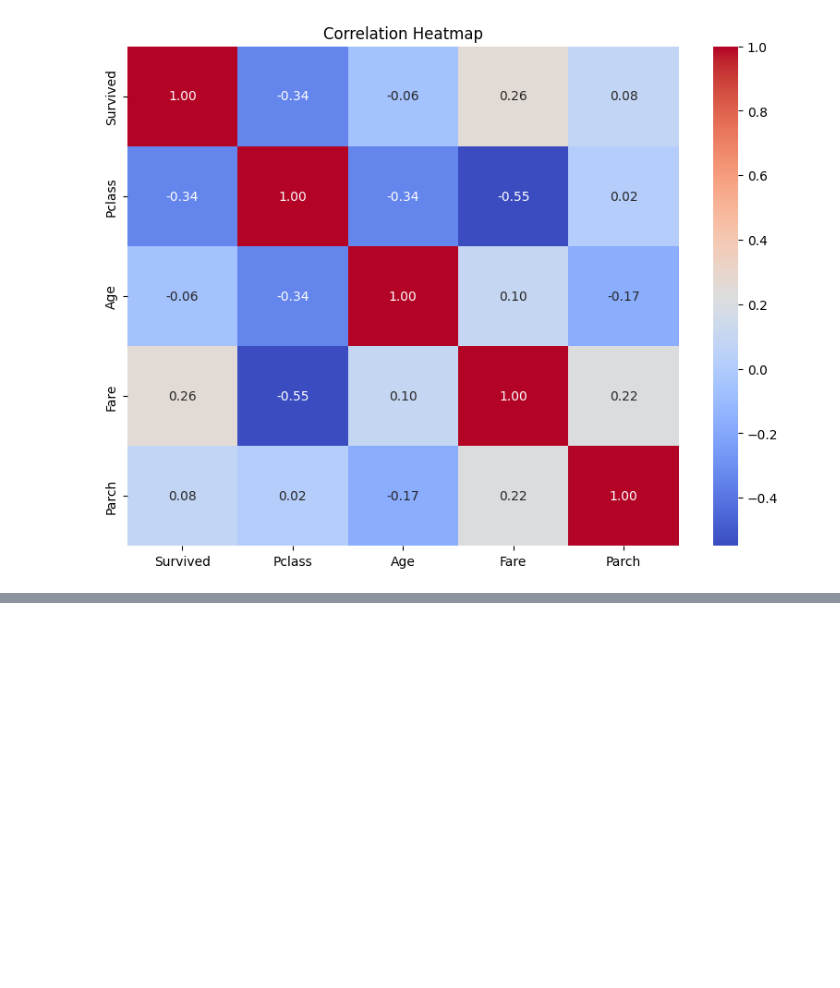
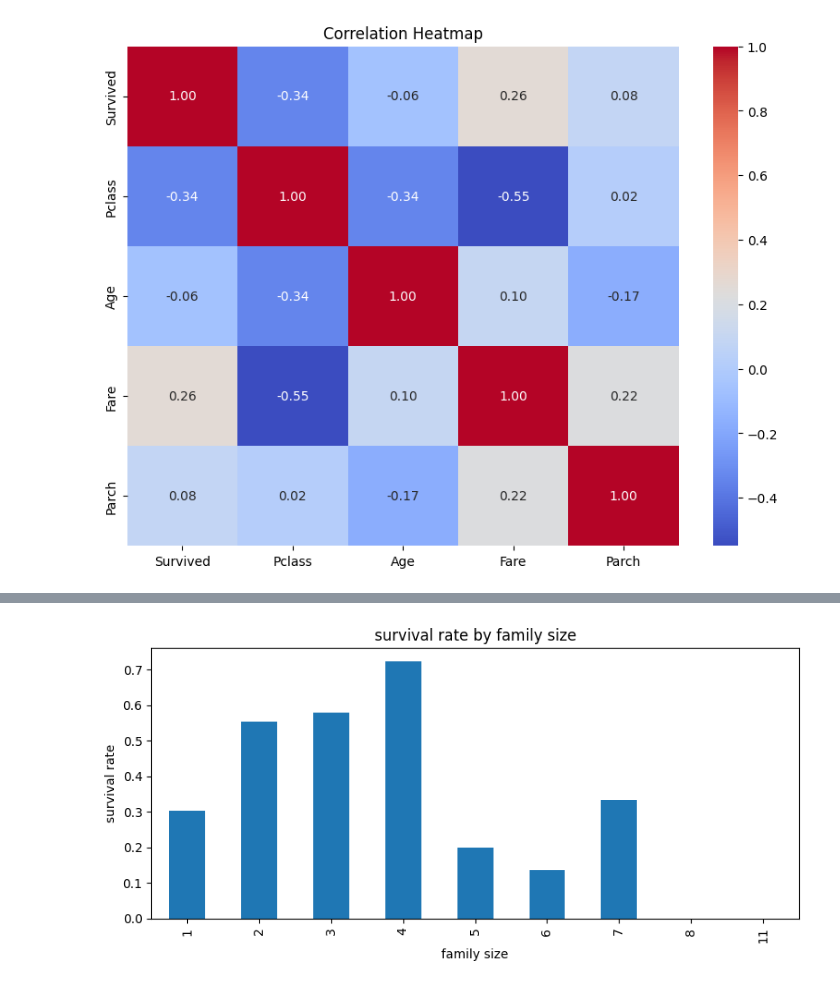
Before and after one commit to madhumirra01/titanic-analysis, a Jupyter notebook: analysis.ipynb, the cells around one changed output, grey strips where cells are left out. Cells and saved outputs as stored; diff of their text form; code cells hidden in the pictures; blank space fills up the shorter version.

Commit message:
feature engineering done

```diff
--- a/analysis.ipynb
+++ b/analysis.ipynb
@@ -189,3 +184,5 @@ df.shape
+# %%
+df=df.drop(columns='Cabin')
 # %%
 print(df['Age'].median()) #median of passengers
 # %% [output]
@@ -241,7 +238,7 @@ Fare           float64
 Embarked           str
 dtype: object
 # %%
-df['Survived']= df['Survived'].astype('category')
+#df['Survived']= df['Survived'].astype('category')
 df['Pclass']= df['Pclass'].astype("category")
 # %%
 print(df.duplicated().sum()) #clean here
@@ -294,0 +298,4 @@ plt.show()
+# %%
+#feature engineering
+df['family']=df['SibSp']+df['Parch']+1
+df['family'].value_counts().sort_index()
@@ -294,0 +314,3 @@ plt.show()
+# %%
+survival_by_family=df.groupby('family')['Survived'].mean()
+print(survival_by_family)
@@ -294,0 +329,10 @@ plt.show()
+# %%
+plt.figure(figsize=(8,4))
+survival_by_family.plot(kind='bar')
+plt.title('survival rate by family size')
+plt.xlabel("family size")
+plt.ylabel("survival rate")
+plt.tight_layout()
+plt.show()
+# %% [output]
+[figure, added]
```
Also changed, not shown: parts of 4 cells of this notebook.
